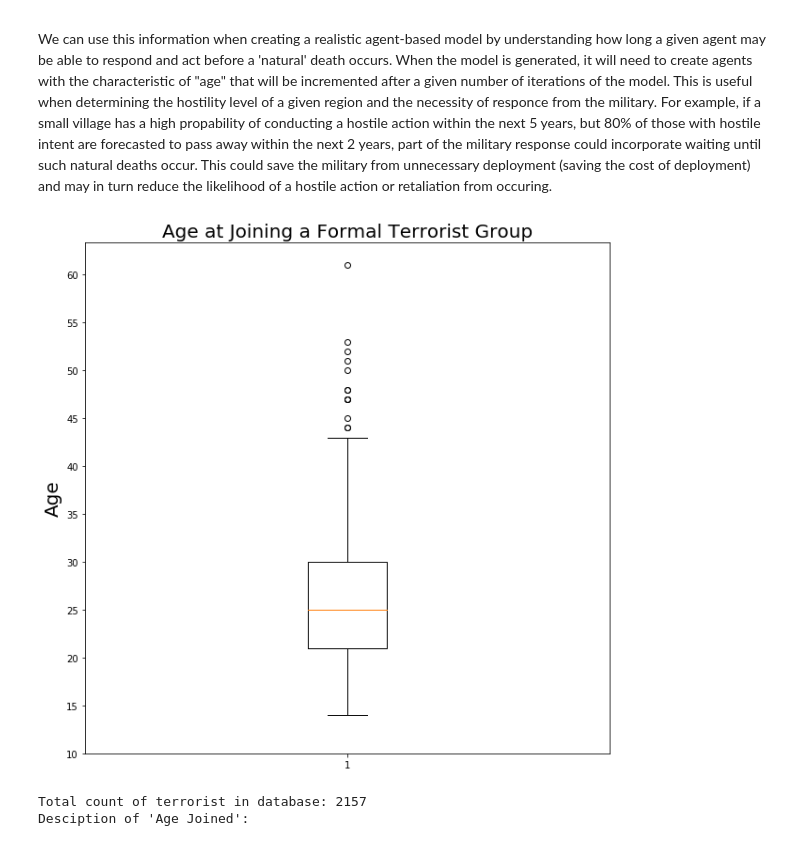
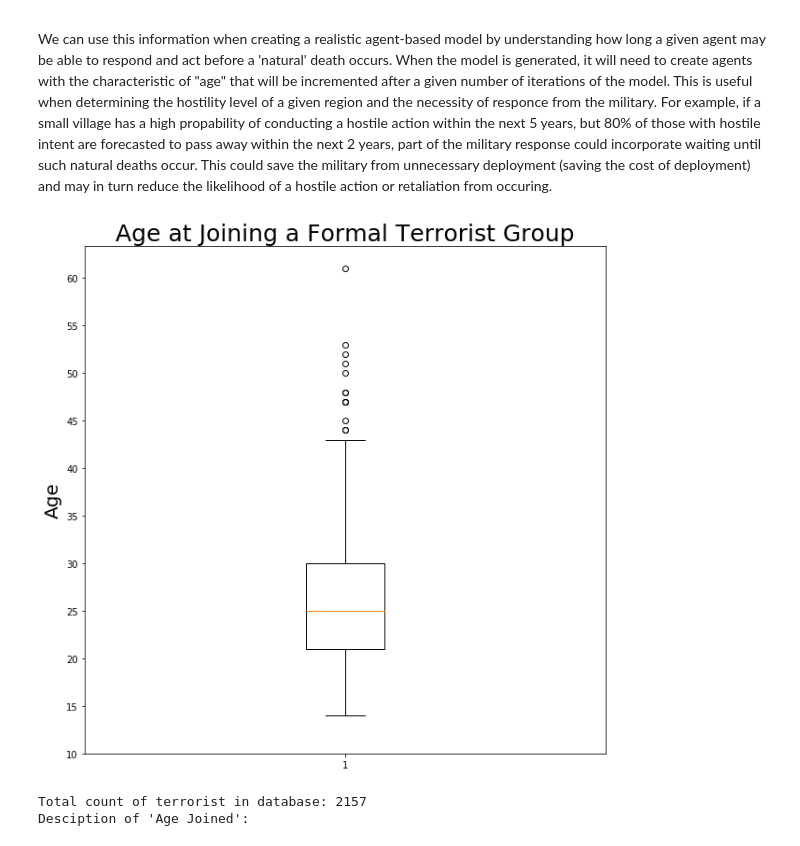
Before and after one commit to BlaHaws/Thinkful, a Jupyter notebook: Reports/AnalyticReport.ipynb, the cells around one changed output. Cells and saved outputs as stored; diff of their text form; code cells hidden in the pictures.

```diff
--- a/Reports/AnalyticReport.ipynb
+++ b/Reports/AnalyticReport.ipynb
@@ -25,12 +25,12 @@ We can use this information when creating a realistic agent-based model by under
 # %%
 plt.figure(figsize=(10,10))
 plt.boxplot(df['AgeJoin'].dropna())
-plt.title("Age at Joining a Formal Terrorist Group", size=20)
+plt.title("Age at Joining a Formal Terrorist Group", size=25)
 plt.ylabel("Age", size=20)
 plt.yticks([10,15,20,25,30,35,40,45,50,55,60])
 plt.show()
 # %% [output]
-[figure, old version]
+[figure, new version]
 # %%
 print("Total count of terrorist in database: " + str(df['ID'].count()))
 print("Desciption of 'Age Joined': ")
```
Also changed, not shown: parts of 9 cells of this notebook.
